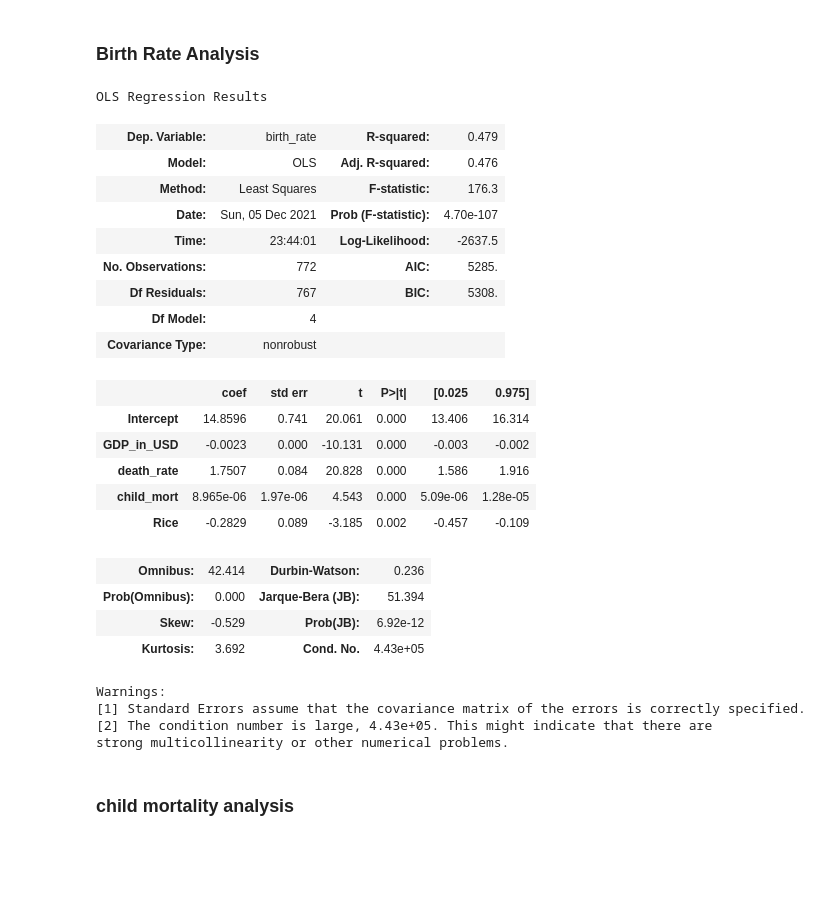
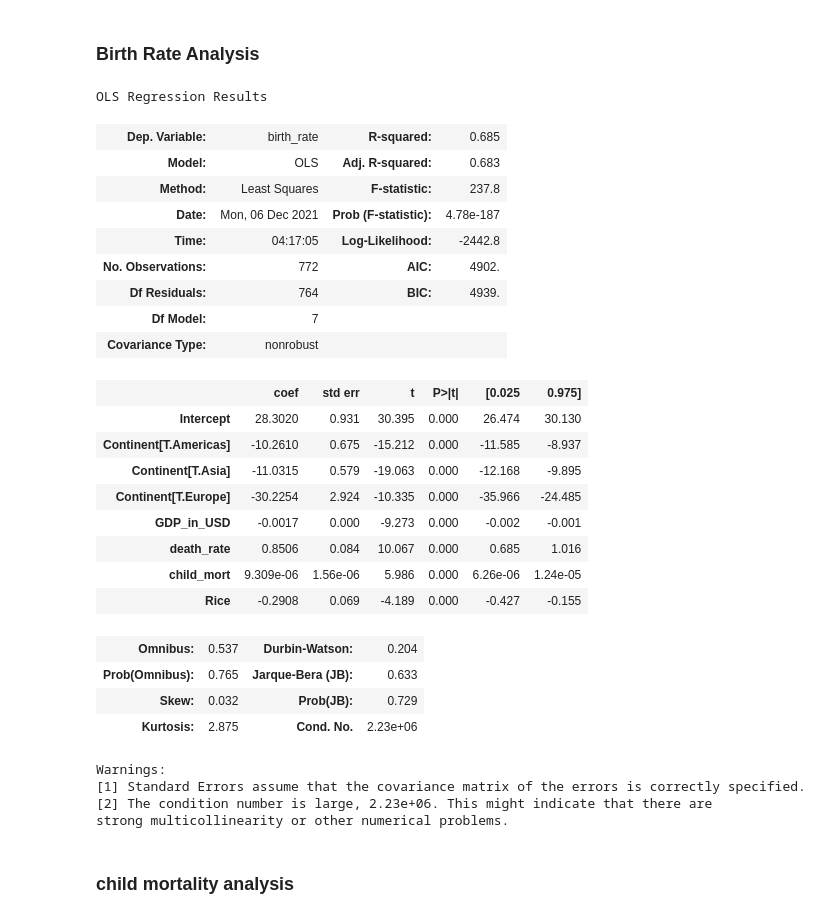
Before and after one commit to MaxSMCON/Group_2, a Jupyter notebook: Group_2_Stats.ipynb, the cells around one changed output. Saved outputs shown, nothing was run; the diff lists cells and outputs as text; code cells hidden in the pictures; blank space fills up the shorter version.

```diff
--- a/Group_2_Stats.ipynb
+++ b/Group_2_Stats.ipynb
@@ -939,5 +913,9 @@ df_test= pd.merge(
     # validate = 'many_to_one'
 )
 df_all = df_test.drop(['Units', 'Year'] , axis = 1)
+df_all = df_all.rename(columns = { 'Number of under-five deaths': 'child_mort',
+                                      'Death rate, crude (per 1,000 people)': 'death_rate',
+                                      'Birth rate, crude (per 1,000 people)': 'birth_rate',
+                                       'Population (historical estimates)': 'population'})
 df_all.head()
 # %% [output]
@@ -1003,0 +976,13 @@ df_currency.nunique()
+# %%
+# Join food and countries by region
+df_all = pd.merge(
+    df_all,
+    df_region,
+    # left_on=('Country'),
+    # right_on=('Country'),
+
+    how='left',
+    on = 'Country',
+    validate = 'many_to_one'
+)
+df_all.head()
@@ -1050,7 +1037,2 @@ Index(['index', 'Country', 'mp_year', 'Rice', 'Code',
        'GDP_in_USD', 'Continent', 'Region'],
       dtype='object')
-# %%
-df_every = df_every.rename(columns = { 'Number of under-five deaths': 'child_mort',
-                                      'Death rate, crude (per 1,000 people)': 'death_rate',
-                                      'Birth rate, crude (per 1,000 people)': 'birth_rate',
-                                       'Population (historical estimates)': 'population'})
@@ -1066,33 +1044,36 @@ Index(['index', 'Country', 'mp_year', 'Rice', 'Code', 'child_mort',
 # %% [markdown]
 ### Birth Rate Analysis
 # %%
-m = sm.ols('birth_rate ~ GDP_in_USD +death_rate + child_mort+ Rice ', data = df_every) # Model with just Rice and GDP
+m = sm.ols('birth_rate ~ GDP_in_USD +death_rate + child_mort+ Rice + Continent', data = df_every) # Model with just Rice and GDP
 m = m.fit()
 m.summary()
 # %% [output]
 OLS Regression Results
-| Dep. Variable: | birth_rate | R-squared: | 0.479 |
-| Model: | OLS | Adj. R-squared: | 0.476 |
-| Method: | Least Squares | F-statistic: | 176.3 |
-| Date: | Sun, 05 Dec 2021 | Prob (F-statistic): | 4.70e-107 |
-| Time: | 23:44:01 | Log-Likelihood: | -2637.5 |
-| No. Observations: | 772 | AIC: | 5285. |
-| Df Residuals: | 767 | BIC: | 5308. |
-| Df Model: | 4 |  |  |
+| Dep. Variable: | birth_rate | R-squared: | 0.685 |
+| Model: | OLS | Adj. R-squared: | 0.683 |
+| Method: | Least Squares | F-statistic: | 237.8 |
+| Date: | Mon, 06 Dec 2021 | Prob (F-statistic): | 4.78e-187 |
+| Time: | 04:17:05 | Log-Likelihood: | -2442.8 |
+| No. Observations: | 772 | AIC: | 4902. |
+| Df Residuals: | 764 | BIC: | 4939. |
+| Df Model: | 7 |  |  |
 | Covariance Type: | nonrobust |  |  |
 |  | coef | std err | t | P>|t| | [0.025 | 0.975] |
-| Intercept | 14.8596 | 0.741 | 20.061 | 0.000 | 13.406 | 16.314 |
-| GDP_in_USD | -0.0023 | 0.000 | -10.131 | 0.000 | -0.003 | -0.002 |
-| death_rate | 1.7507 | 0.084 | 20.828 | 0.000 | 1.586 | 1.916 |
-| child_mort | 8.965e-06 | 1.97e-06 | 4.543 | 0.000 | 5.09e-06 | 1.28e-05 |
-| Rice | -0.2829 | 0.089 | -3.185 | 0.002 | -0.457 | -0.109 |
+| Intercept | 28.3020 | 0.931 | 30.395 | 0.000 | 26.474 | 30.130 |
+| Continent[T.Americas] | -10.2610 | 0.675 | -15.212 | 0.000 | -11.585 | -8.937 |
+| Continent[T.Asia] | -11.0315 | 0.579 | -19.063 | 0.000 | -12.168 | -9.895 |
+| Continent[T.Europe] | -30.2254 | 2.924 | -10.335 | 0.000 | -35.966 | -24.485 |
+| GDP_in_USD | -0.0017 | 0.000 | -9.273 | 0.000 | -0.002 | -0.001 |
+| death_rate | 0.8506 | 0.084 | 10.067 | 0.000 | 0.685 | 1.016 |
+| child_mort | 9.309e-06 | 1.56e-06 | 5.986 | 0.000 | 6.26e-06 | 1.24e-05 |
+| Rice | -0.2908 | 0.069 | -4.189 | 0.000 | -0.427 | -0.155 |
-| Omnibus: | 42.414 | Durbin-Watson: | 0.236 |
-| Prob(Omnibus): | 0.000 | Jarque-Bera (JB): | 51.394 |
-| Skew: | -0.529 | Prob(JB): | 6.92e-12 |
-| Kurtosis: | 3.692 | Cond. No. | 4.43e+05 |
+| Omnibus: | 0.537 | Durbin-Watson: | 0.204 |
+| Prob(Omnibus): | 0.765 | Jarque-Bera (JB): | 0.633 |
+| Skew: | 0.032 | Prob(JB): | 0.729 |
+| Kurtosis: | 2.875 | Cond. No. | 2.23e+06 |
 Warnings:
 [1] Standard Errors assume that the covariance matrix of the errors is correctly specified.
-[2] The condition number is large, 4.43e+05. This might indicate that there are
+[2] The condition number is large, 2.23e+06. This might indicate that there are
 strong multicollinearity or other numerical problems.
 # %% [markdown]
 ### child mortality analysis
```
Also changed, not shown: parts of 39 cells of this notebook.
